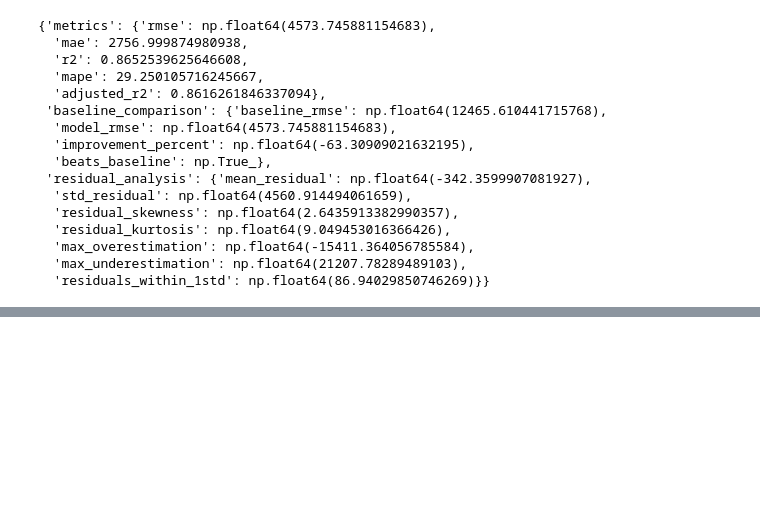
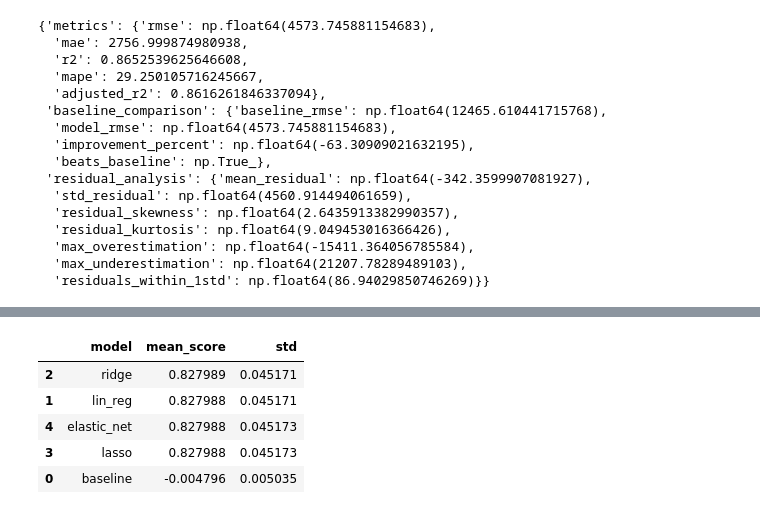
Before and after one commit to lokkenchan/linear_regression_001, a Jupyter notebook: notebooks/03_modeling.ipynb, the cells around one changed output, grey strips where cells are left out. Cells and saved outputs as stored; diff of their text form; code cells hidden in the pictures; blank space fills up the shorter version.

```diff
--- a/notebooks/03_modeling.ipynb
+++ b/notebooks/03_modeling.ipynb
@@ -277,4 +322,14 @@ best_model = grid.best_estimator_
 # %%
 # Final model train
 # %%
-# Save final model
+# ================================================================
+# STEP 4: Save final model
+# ================================================================
+results_df
+# %% [output]
+|  | model | mean_score | std |
+| 2 | ridge | 0.827989 | 0.045171 |
+| 1 | lin_reg | 0.827988 | 0.045171 |
+| 4 | elastic_net | 0.827988 | 0.045173 |
+| 3 | lasso | 0.827988 | 0.045173 |
+| 0 | baseline | -0.004796 | 0.005035 |
```
Also changed, not shown: parts of 15 cells of this notebook, 1 other file.
